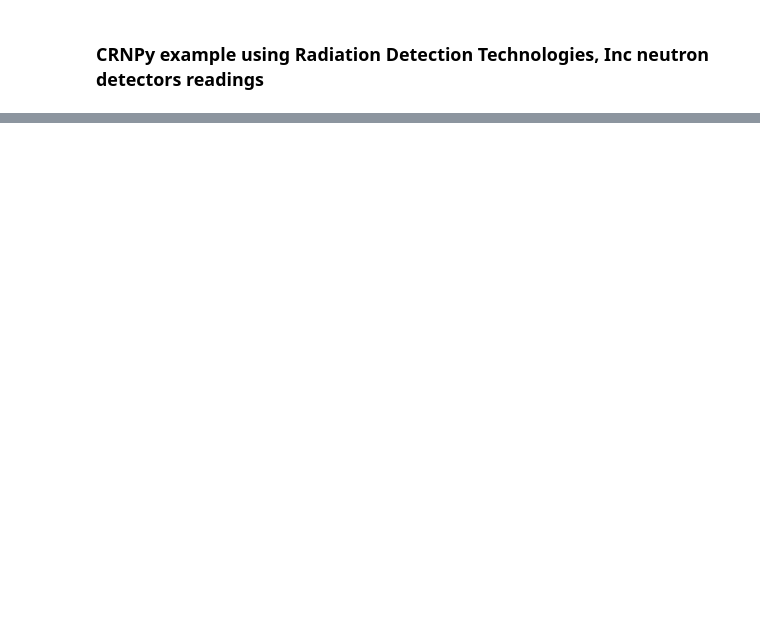
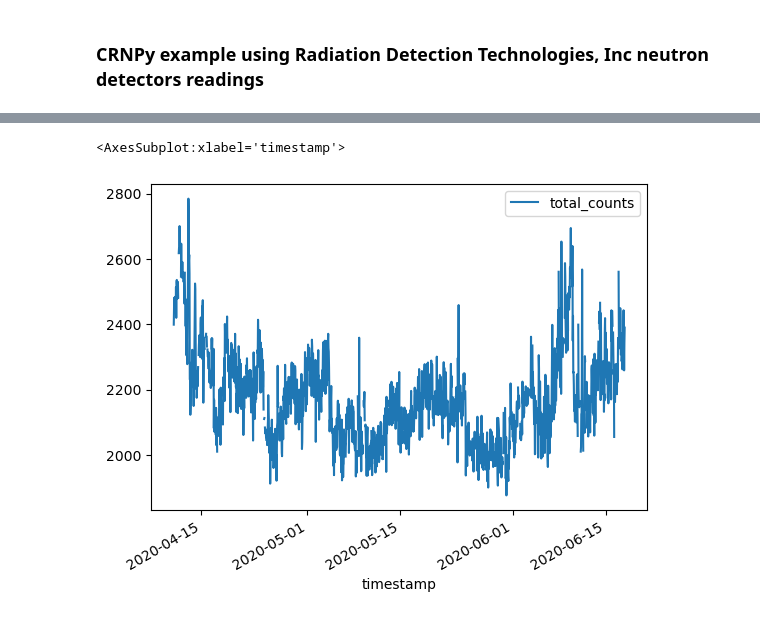
Before and after one commit to soilwater/crnpy, a Jupyter notebook: examples/example_RDT.ipynb, the cells around one changed output, grey strips where cells are left out. Drawn from its saved outputs; the diff is of its cells as text; code cells hidden in the pictures; blank space fills up the shorter version.

```diff
--- a/examples/example_RDT.ipynb
+++ b/examples/example_RDT.ipynb
@@ -80,0 +7,21 @@ array([[3600., 3600., 3600., ..., 3600., 3600., 3600.],
+# %%
+# Read the DataFrame
+df = pd.read_csv("calibration/rdt_stationary_lifoil/rdt.csv", names=['timestamp','pressure','RH', 'T','DP','BattVolt','counts_1','counts_2','counts_3'])
+
+# Parse timestamps and set as index
+df['timestamp'] = pd.to_datetime(df['timestamp'])
+df.set_index(df['timestamp'], inplace=True)
+
+# Get counting times
+df['count_time']=crnpy.count_time(df[['counts_1','counts_2','counts_3']])
+
+# Check counts for nan values in the counts
+print("dectors with nan:", [df['counts_1'].isna().any(),df['counts_2'].isna().any(),df['counts_3'].isna().any()])
+
+# Fill nan values in detector 2
+df[['counts_1','counts_2','counts_3']] = crnpy.fill_counts(df[['counts_1','counts_2','counts_3']].copy(), count_times=df['count_time'])
+
+# Check counts for nan values in the counts
+print("dectors with nan:", [df['counts_1'].isna().any(),df['counts_2'].isna().any(),df['counts_3'].isna().any()])
+
+df[['counts_1','counts_2','counts_3']].head()
@@ -80,0 +38,5 @@ array([[3600., 3600., 3600., ..., 3600., 3600., 3600.],
+# %%
+# Normalize counts to counts/h
+df[['counts_1','counts_2','counts_3']] = crnpy.normalize_counts(df[['counts_1','counts_2','counts_3']], count_time=3600, count_times=df['count_time'])
+
+df[['counts_1','counts_2','counts_3']].head()
@@ -80,0 +51,11 @@ array([[3600., 3600., 3600., ..., 3600., 3600., 3600.],
+# %%
+df[['counts_1','counts_2','counts_3']] = crnpy.drop_invalid(df[['counts_1','counts_2','counts_3']], min_counts=300, max_counts=1500)
+
+df['total_counts'] = crnpy.compute_total_raw_counts(df[['counts_1','counts_2','counts_3']], nan_strategy='average')
+
+df['total_counts']=crnpy.drop_outlier(df['total_counts'])
+
+df.plot('timestamp', 'total_counts')
+# %% [output]
+<AxesSubplot:xlabel='timestamp'>
+[figure, added]
```
Also changed, not shown: parts of 16 cells of this notebook, 13 other files.
